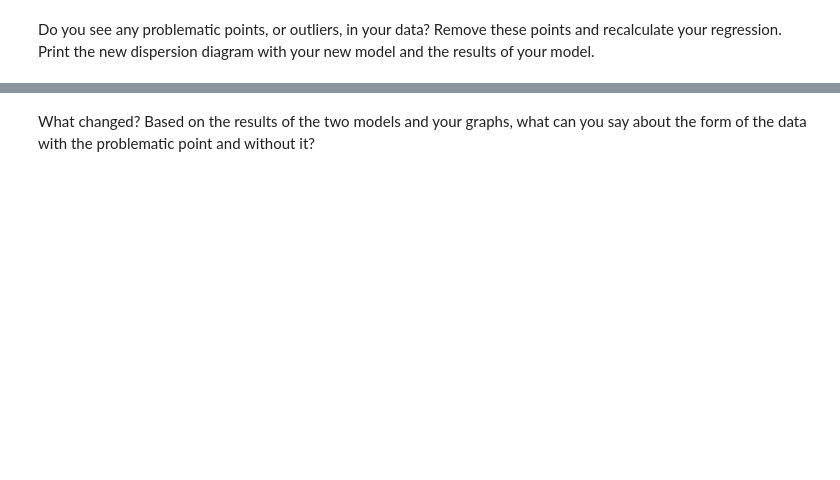
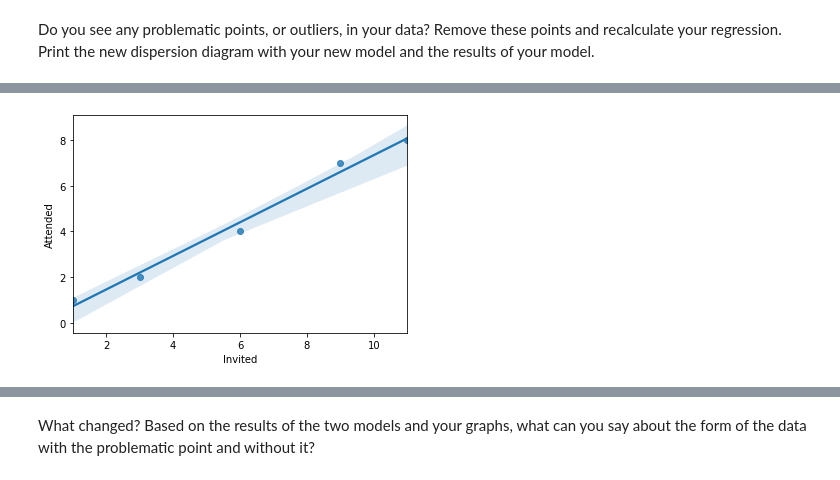
Before and after one commit to EtienneNL/data_analytics202103_module_3, a Jupyter notebook: labs/module_3_labs/Linear-Regression-Analysis/your_code/main.ipynb, the cells around one changed output, grey strips where cells are left out. Saved outputs shown, nothing was run; the diff lists cells and outputs as text; code cells hidden in the pictures; blank space fills up the shorter version.

```diff
--- a/labs/module_3_labs/Linear-Regression-Analysis/your_code/main.ipynb
+++ b/labs/module_3_labs/Linear-Regression-Analysis/your_code/main.ipynb
@@ -286,0 +290,5 @@ Do you see any problematic points, or outliers, in your data? Remove these point
+# %%
+party_removed = party.drop(index=[2, 4, 7])
+# %%
+sns.regplot(x='Invited', y='Attended', data=party_removed);
+# %% [output]
@@ -286,0 +296 @@ Do you see any problematic points, or outliers, in your data? Remove these point
+[figure, added]
```
Also changed, not shown: parts of 11 cells of this notebook.
